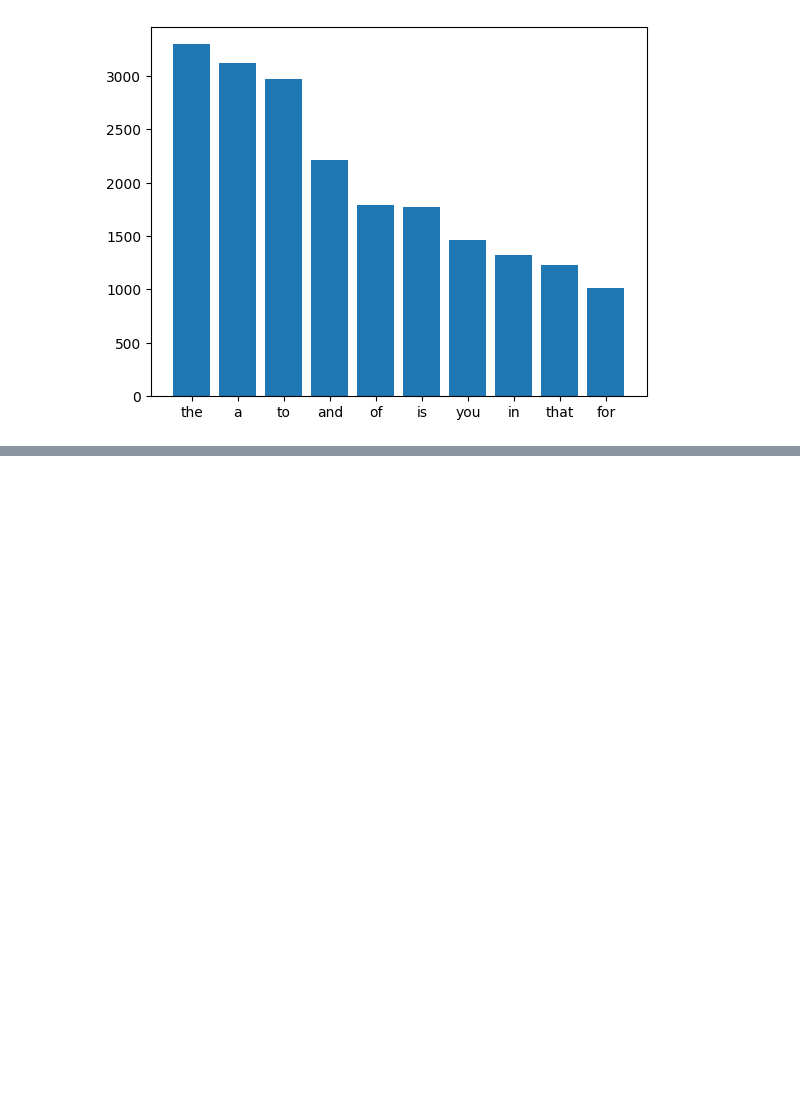
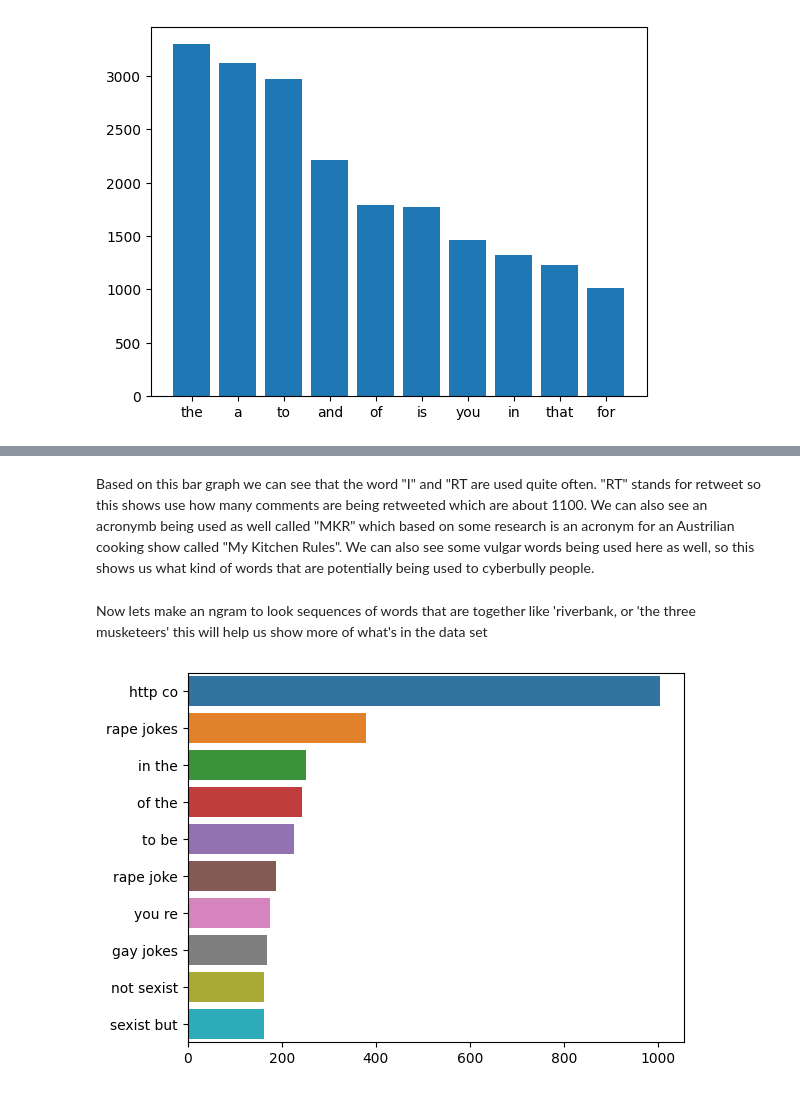
Before and after one commit to Matthew-Bustamante/CS39AA-Project-Cyberbullying, a Jupyter notebook: project_part1.ipynb, the cells around one changed output, grey strips where cells are left out. Cells and saved outputs as stored; diff of their text form; code cells hidden in the pictures; blank space fills up the shorter version.

```diff
--- a/project_part1.ipynb
+++ b/project_part1.ipynb
@@ -147,0 +184,31 @@ We can see that the top 3 most used stop words words are 'the', 'a', and 'to'
+# %% [markdown]
+Based on this bar graph we can see that the word "I" and "RT are used quite often.  "RT" stands for retweet so this shows use how many comments are being retweeted which are about 1100.  We can also see an acronymb being used as well called "MKR" which based on some research is an acronym for an Austrilian cooking show called "My Kitchen Rules".  We can also see some vulgar words being used here as well, so this shows us what kind of words that are potentially being used to cyberbully people.
+# %% [markdown]
+Now lets make an ngram to look sequences of words that are together like 'riverbank, or 'the three musketeers' this will help us show more of what's in the data set
+# %%
+from sklearn.feature_extraction.text import CountVectorizer
+from collections import  Counter
+
+def plot_top_ngrams_barchart(text, n=2):
+    stop=set(stopwords.words('english'))
+
+    new= text.str.split()
+    new=new.values.tolist()
+    corpus=[word for i in new for word in i]
+
+    def _get_top_ngram(corpus, n=None):
+        vec = CountVectorizer(ngram_range=(n, n)).fit(corpus)
+        bag_of_words = vec.transform(corpus)
+        sum_words = bag_of_words.sum(axis=0)
+        words_freq = [(word, sum_words[0, idx])
+                      for word, idx in vec.vocabulary_.items()]
+        words_freq =sorted(words_freq, key = lambda x: x[1], reverse=True)
+        return words_freq[:10]
+
+    top_n_bigrams=_get_top_ngram(text,n)[:10]
+    x,y=map(list,zip(*top_n_bigrams))
+    sns.barplot(x=y,y=x)
+
+plot_top_ngrams_barchart(cyberBullying['tweet_text'],2)
+# %% [output]
+[figure, added]
```
Also changed, not shown: parts of 8 cells of this notebook.
